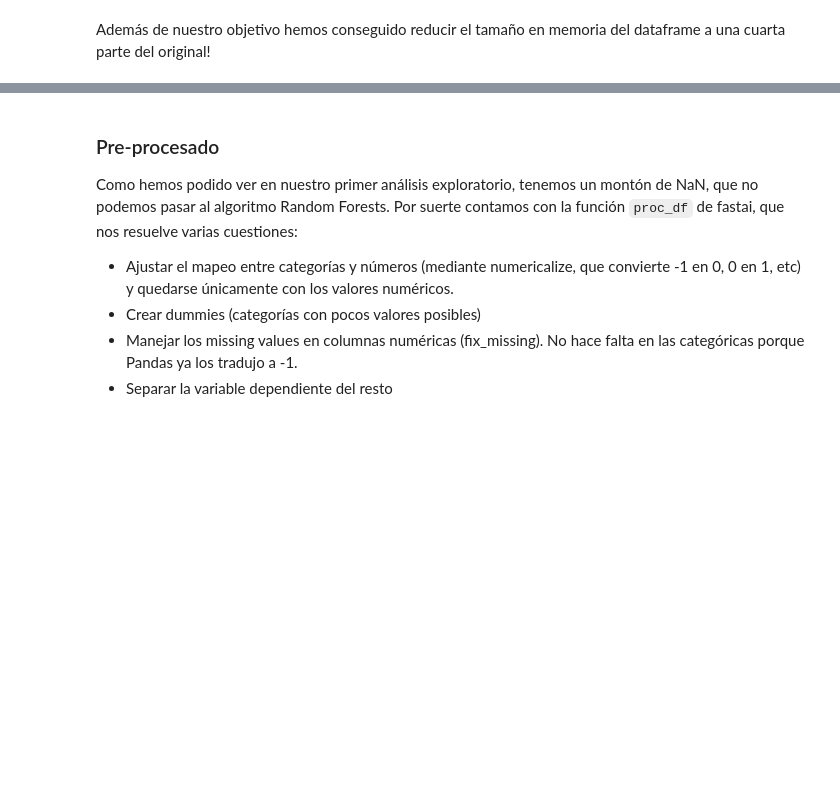
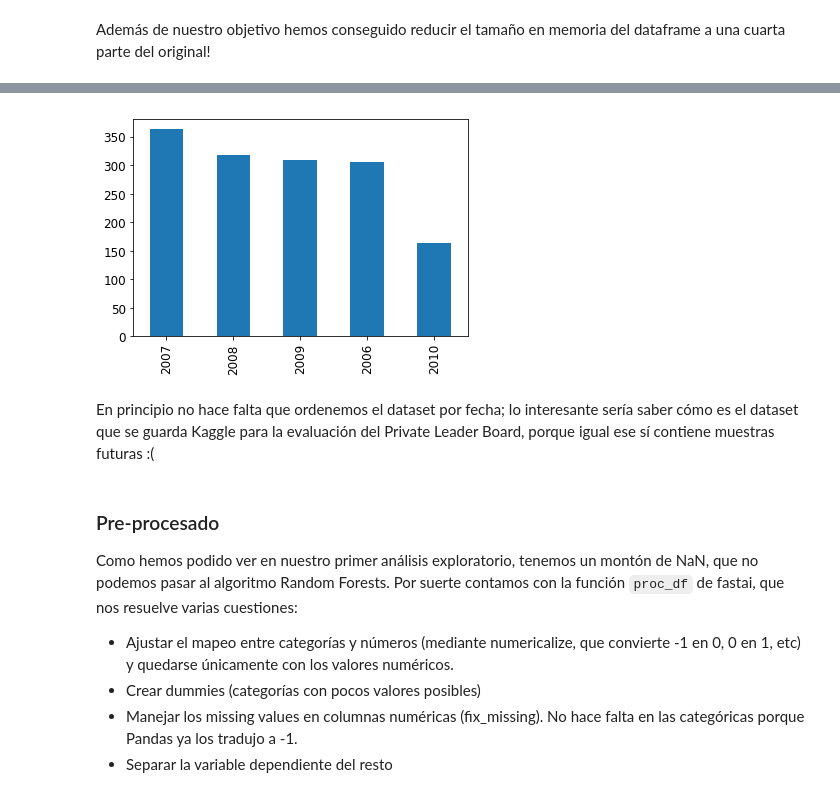
Before and after one commit to pyjaime/kaggle, a Jupyter notebook: house-prices-advanced-regression-techniques/house-prices.ipynb, the cells around one changed output, grey strips where cells are left out. Drawn from its saved outputs; the diff is of its cells as text; code cells hidden in the pictures; blank space fills up the shorter version.

```diff
--- a/house-prices-advanced-regression-techniques/house-prices.ipynb
+++ b/house-prices-advanced-regression-techniques/house-prices.ipynb
@@ -172,3 +200,9 @@ Además de nuestro objetivo hemos conseguido reducir el tamaño en memoria del d
+# %%
+df_test['YrSold'].value_counts().plot.bar();
+# %% [output]
+[figure, added]
+# %% [markdown]
+En principio no hace falta que ordenemos el dataset por fecha; lo interesante sería saber cómo es el dataset que se guarda Kaggle para la evaluación del Private Leader Board, porque igual ese sí contiene muestras futuras :(
 # %% [markdown]
 ### Pre-procesado
 
```
Also changed, not shown: parts of 67 cells of this notebook.
